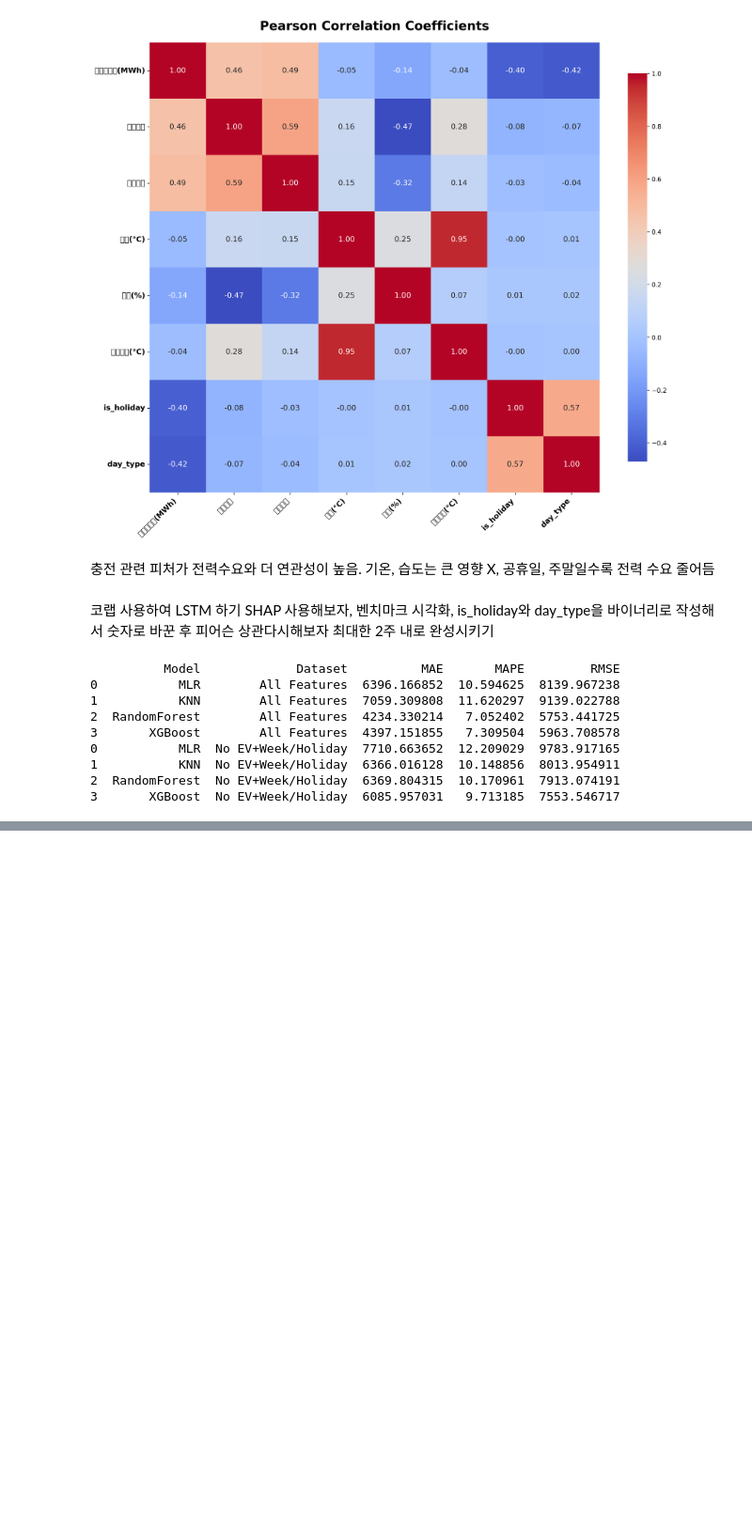
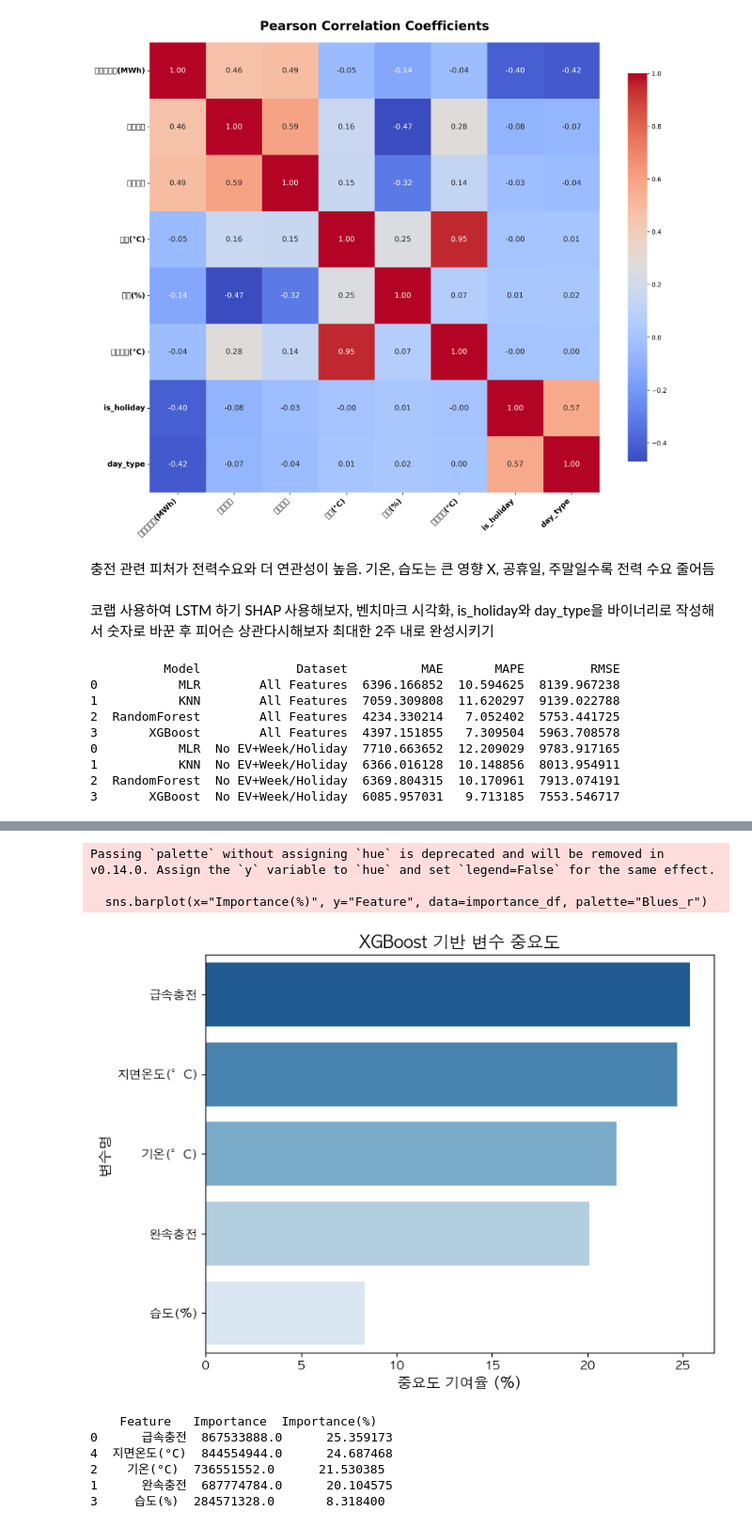
Before and after one commit to jeonjunhyeokk/LoadForeCasting_ML, a Jupyter notebook: Dataset.ipynb, the cells around one changed output, grey strips where cells are left out. Shown at 94% size. Drawn from its saved outputs; the diff is of its cells as text; code cells hidden in the pictures; blank space fills up the shorter version.

```diff
--- a/Dataset.ipynb
+++ b/Dataset.ipynb
@@ -801,0 +831,66 @@ ModuleNotFoundError: No module named 'tensorflow'
+# %%
+import pandas as pd
+import matplotlib.pyplot as plt
+import seaborn as sns
+from xgboost import XGBRegressor
+
+# ===== 한글 폰트 설정 (Mac 기준) =====
+plt.rcParams['font.family'] = 'AppleGothic'   # 맥: AppleGothic
+plt.rcParams['axes.unicode_minus'] = False    # 마이너스(-) 깨짐 방지
+
+# 1. 데이터 불러오기
+df = pd.read_csv("./archive/DATA.csv")
+
+target_col = "전력수요량(MWh)"
+X = df.drop(columns=[target_col])
+y = df[target_col]
+X = X.select_dtypes(include="number")
+
+split_idx = int(len(X) * 0.8)
+X_train, X_test = X.iloc[:split_idx], X.iloc[split_idx:]
+y_train, y_test = y.iloc[:split_idx], y.iloc[split_idx:]
+
+# 2. 모델 학습
+model = XGBRegressor(
+    random_state=42, verbosity=0
+)
+model.fit(X_train, y_train)
+
+# 3. 중요도 추출 (gain 기준)
+booster = model.get_booster()
+booster.feature_names = list(X.columns)  # 한글 컬럼명 유지
+importance = booster.get_score(importance_type="gain")
+
+importance_df = pd.DataFrame(list(importance.items()), columns=["Feature", "Importance"])
+importance_df = importance_df.sort_values(by="Importance", ascending=False)
+importance_df["Importance(%)"] = 100 * importance_df["Importance"] / importance_df["Importance"].sum()
+
+# 4. 시각화 (논문용: SVG + 볼드체)
+plt.figure(figsize=(8, 6))
+sns.barplot(x="Importance(%)", y="Feature", data=importance_df, palette="Blues_r")
+
+plt.xlabel("중요도 기여율 (%)", fontsize=13, fontweight="bold")
+plt.ylabel("변수명", fontsize=13, fontweight="bold")
+plt.title("XGBoost 기반 변수 중요도", fontsize=15, fontweight="bold")
+
+# x, y tick label도 볼드체 적용
+plt.xticks(fontsize=11, fontweight="bold")
+plt.yticks(fontsize=11, fontweight="bold")
+
+plt.tight_layout()
+plt.savefig("./archive/xgb_feature_importance.svg", format="svg")  # SVG로 저장
+plt.show()
+
+# 5. 표 확인
+print(importance_df)
+# %% [output]
+Passing `palette` without assigning `hue` is deprecated and will be removed in v0.14.0. Assign the `y` variable to `hue` and set `legend=False` for the same effect.
+
+  sns.barplot(x="Importance(%)", y="Feature", data=importance_df, palette="Blues_r")
+[figure, added]
+    Feature   Importance  Importance(%)
+0      급속충전  867533888.0      25.359173
+4  지면온도(°C)  844554944.0      24.687468
+2    기온(°C)  736551552.0      21.530385
+1      완속충전  687774784.0      20.104575
+3     습도(%)  284571328.0       8.318400
```
Also changed, not shown: parts of 2 cells of this notebook.
